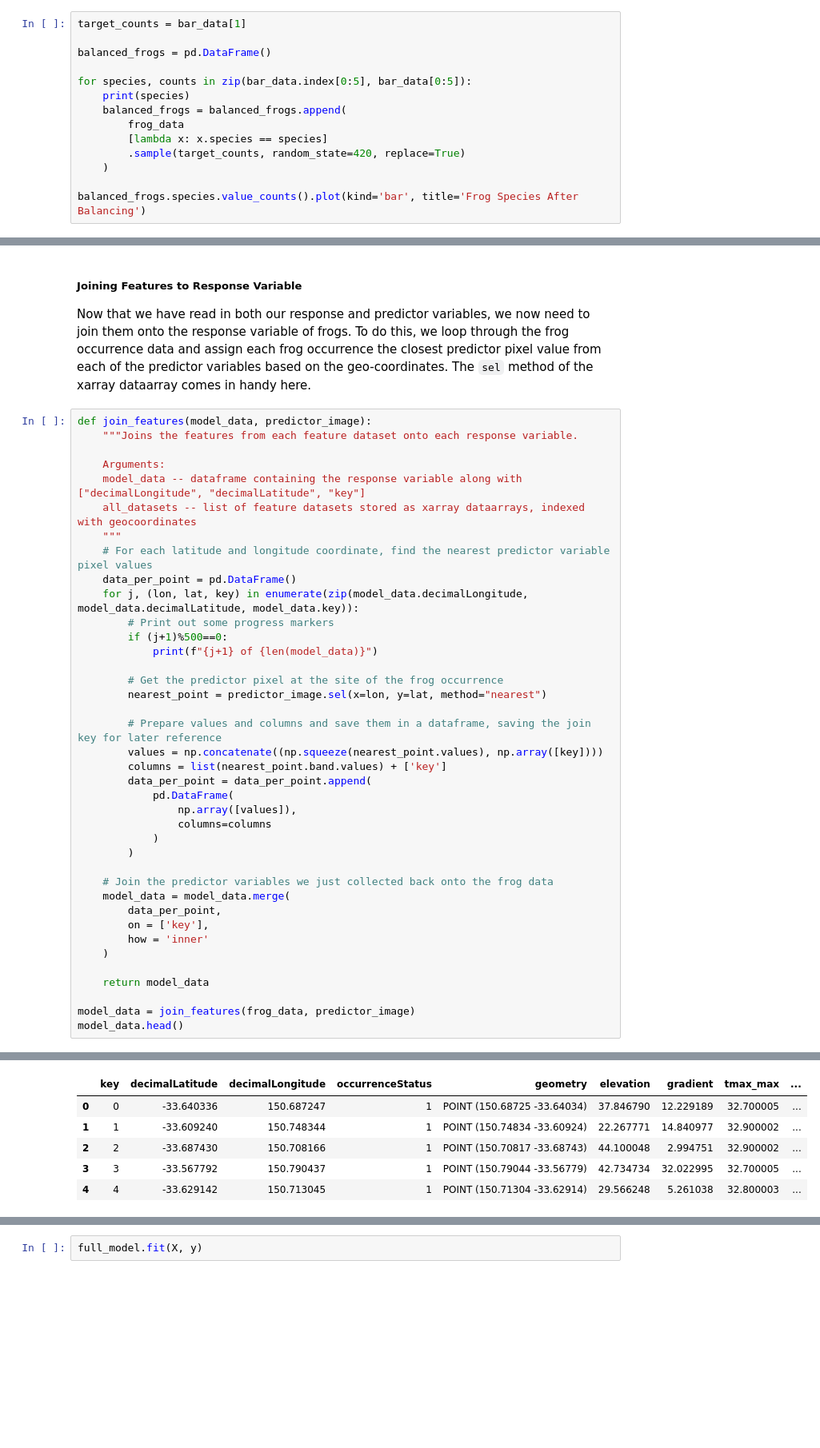
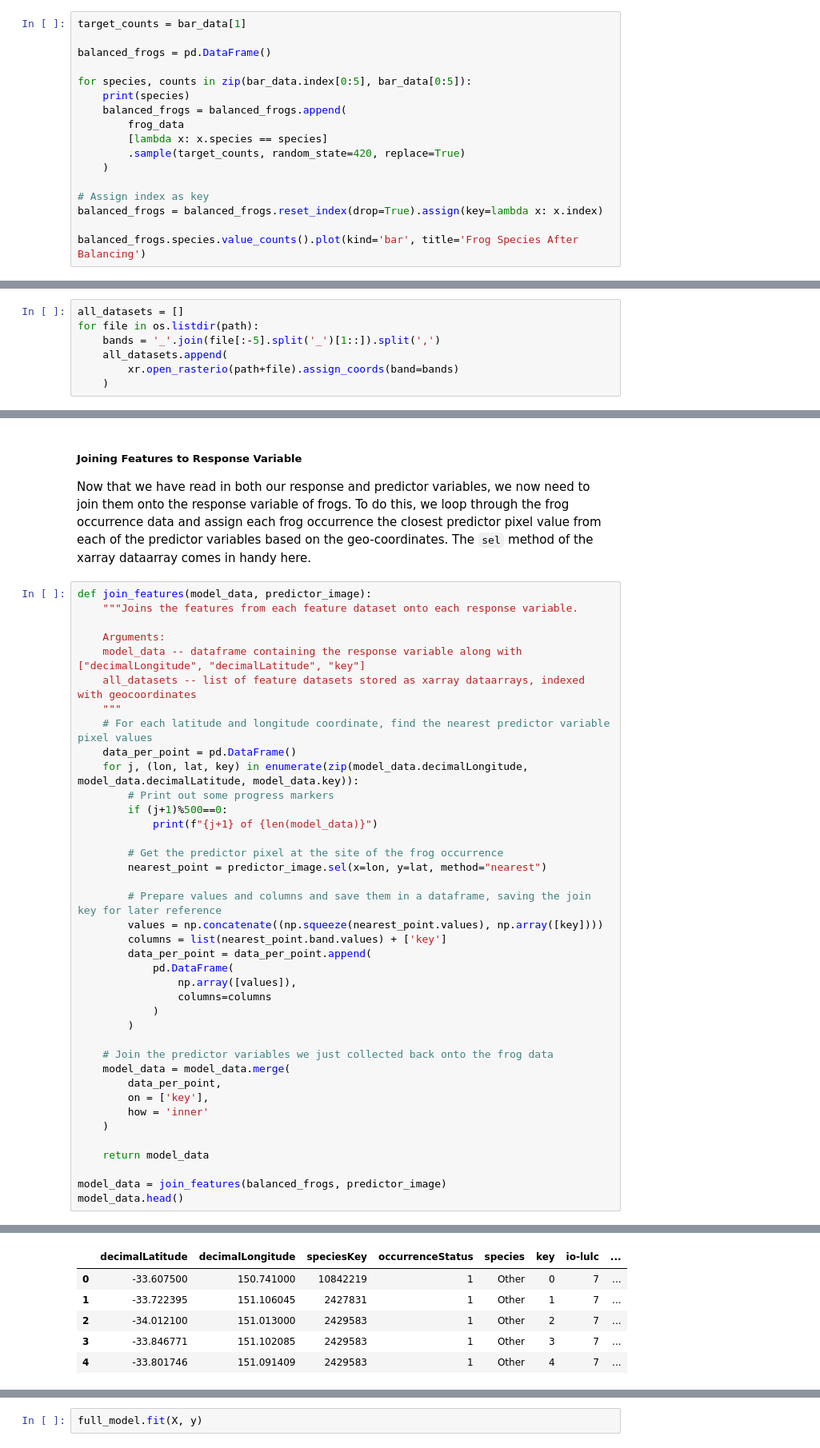
Before and after one commit to EY-Data-Science-Program/2022-Better-Working-World-Data-Challenge, a Jupyter notebook: Model_Level_3.ipynb, the cells around one changed output, grey strips where cells are left out. Shown at 80% size. Saved outputs shown, nothing was run; the diff lists cells and outputs as text; blank space fills up the shorter version.

```diff
--- a/Model_Level_3.ipynb
+++ b/Model_Level_3.ipynb
@@ -205,4 +246,7 @@ for species, counts in zip(bar_data.index[0:5], bar_data[0:5]):
         .sample(target_counts, random_state=420, replace=True)
     )
 
+# Assign index as key
+balanced_frogs = balanced_frogs.reset_index(drop=True).assign(key=lambda x: x.index)
+
 balanced_frogs.species.value_counts().plot(kind='bar', title='Frog Species After Balancing')
@@ -480,3 +558,10 @@ all_datasets = get_predictor_datasets(products, bbox)
+# %%
+all_datasets = []
+for file in os.listdir(path):
+    bands = '_'.join(file[:-5].split('_')[1::]).split(',')
+    all_datasets.append(
+        xr.open_rasterio(path+file).assign_coords(band=bands)
+    )
 # %% [markdown]
 #### Stitching together all predictor variables
 # %%
@@ -565,6 +650,6 @@ def join_features(model_data, predictor_image):
 
     return model_data
 
-model_data = join_features(frog_data, predictor_image)
+model_data = join_features(balanced_frogs, predictor_image)
 model_data.head()
 # %% [output]
@@ -576,6 +673,6 @@ model_data.head()
-|  | key | decimalLatitude | decimalLongitude | occurrenceStatus | geometry | elevation | gradient | tmax_max | ... |
-| 0 | 0 | -33.640336 | 150.687247 | 1 | POINT (150.68725 -33.64034) | 37.846790 | 12.229189 | 32.700005 | ... |
-| 1 | 1 | -33.609240 | 150.748344 | 1 | POINT (150.74834 -33.60924) | 22.267771 | 14.840977 | 32.900002 | ... |
-| 2 | 2 | -33.687430 | 150.708166 | 1 | POINT (150.70817 -33.68743) | 44.100048 | 2.994751 | 32.900002 | ... |
-| 3 | 3 | -33.567792 | 150.790437 | 1 | POINT (150.79044 -33.56779) | 42.734734 | 32.022995 | 32.700005 | ... |
-| 4 | 4 | -33.629142 | 150.713045 | 1 | POINT (150.71304 -33.62914) | 29.566248 | 5.261038 | 32.800003 | ... |
+|  | decimalLatitude | decimalLongitude | speciesKey | occurrenceStatus | species | key | io-lulc | ... |
+| 0 | -33.607500 | 150.741000 | 10842219 | 1 | Other | 0 | 7 | ... |
+| 1 | -33.722395 | 151.106045 | 2427831 | 1 | Other | 1 | 7 | ... |
+| 2 | -34.012100 | 151.013000 | 2429583 | 1 | Other | 2 | 7 | ... |
+| 3 | -33.846771 | 151.102085 | 2429583 | 1 | Other | 3 | 7 | ... |
+| 4 | -33.801746 | 151.091409 | 2429583 | 1 | Other | 4 | 7 | ... |
```
Also changed, not shown: parts of 23 cells of this notebook.
